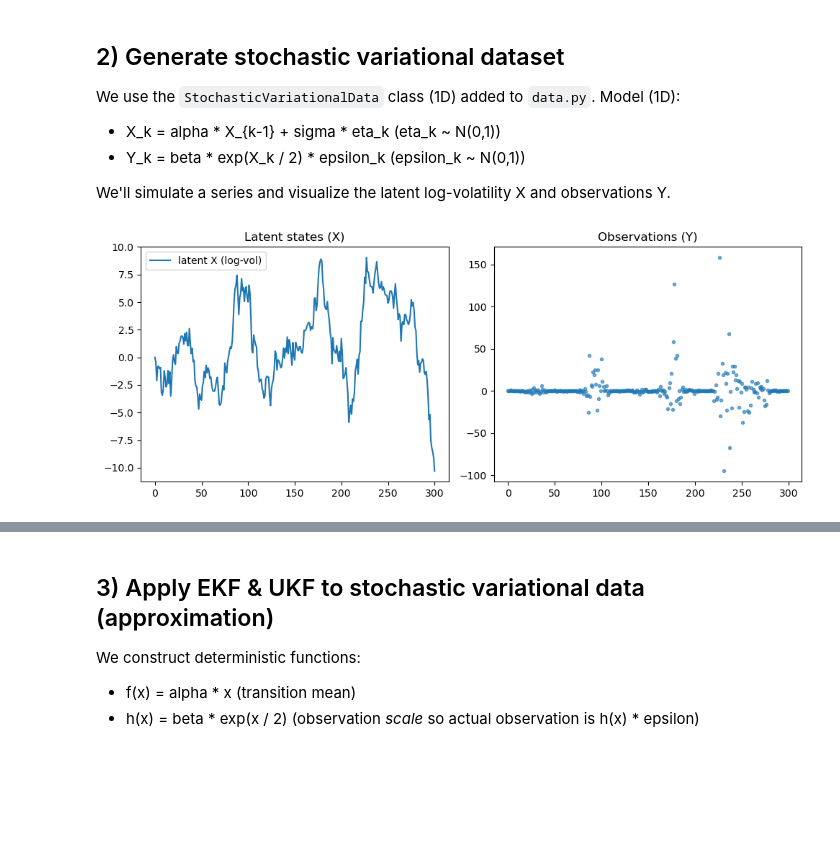
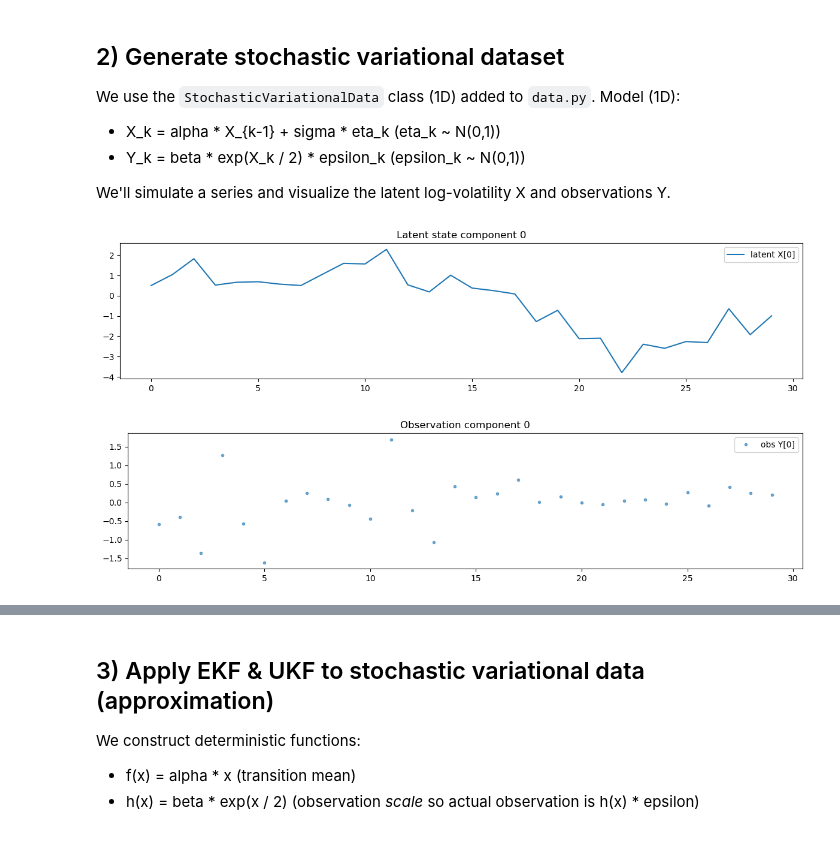
Before and after one commit to Yechang618/JPMSummer, a Jupyter notebook: experiments_part_1.ipynb, the cells around one changed output, grey strips where cells are left out. Cells and saved outputs as stored; diff of their text form; code cells hidden in the pictures; blank space fills up the shorter version.

```diff
--- a/experiments_part_1.ipynb
+++ b/experiments_part_1.ipynb
@@ -120,28 +107,46 @@ Model (1D):
 We'll simulate a series and visualize the latent log-volatility X and observations Y.
 # %%
 # Parameters for stochastic variational (stochastic volatility-like) model
-alpha = 0.98
+alpha = 0.91
 sigma = 1
-beta = 1.0
-T_sv = 300
+beta = 0.5
+T_sv = 30
+n_state = 1
+n_obs = 1
+num_particles = 100
+seed = 42
 
-sv = StochasticVariationalData(alpha=alpha, sigma=sigma, beta=beta, initial_state=0.0, dtype=tf.float64)
-x_sv_tf, y_sv_tf = sv.sample(num_steps=T_sv, seed=42)
-x_sv = x_sv_tf.numpy().squeeze()  # shape (T+1,)
-y_sv = y_sv_tf.numpy().squeeze()  # shape (T,)
+sv = StochasticVariationalData(alpha=alpha,
+                               sigma=sigma,
+                               beta=beta,
+                               n_state=n_state,
+                               n_obs=n_obs,
+                            #    initial_state=0.0,
+                               dtype=tf.float64)
+x_sv_tf, y_sv_tf = sv.sample(num_steps=T_sv, seed=seed)
+# x_sv: shape (T+1, n_state), y_sv: shape (T, n_obs)
+x_sv = x_sv_tf.numpy()  # shape (T+1, n_state)
+y_sv = y_sv_tf.numpy()  # shape (T, n_obs)
 
-plt.figure(figsize=(10, 4))
-plt.subplot(1, 2, 1)
-plt.plot(x_sv, label='latent X (log-vol)')
-# plt.xlabel('(log-vol)')
-plt.title('Latent states (X)')
-plt.legend()
-
-plt.subplot(1, 2, 2)
-plt.plot(y_sv, '.', alpha=0.6)
-plt.title('Observations (Y)')
+# Plot latent state components and observations (one subplot per state)
+plt.figure(figsize=(12, 3 * max(1, n_state)))
+for i in range(n_state):
+    plt.subplot(n_state, 1, i + 1)
+    plt.plot(x_sv[1:, i], label=f'latent X[{i}]')
+    plt.title(f'Latent state component {i}')
+    plt.legend()
 plt.tight_layout()
 plt.show()
+
+plt.figure(figsize=(12, 3 * max(1, n_obs)))
+for j in range(n_obs):
+    plt.subplot(n_obs, 1, j + 1)
+    plt.plot(y_sv[:, j], '.', alpha=0.6, label=f'obs Y[{j}]')
+    plt.title(f'Observation component {j}')
+    plt.legend()
+plt.tight_layout()
+plt.show()
 # %% [output]
-[figure, old version]
+[figure, new version]
+[figure, added]
 # %%
```
Also changed, not shown: parts of 9 cells of this notebook, 16 other files.
